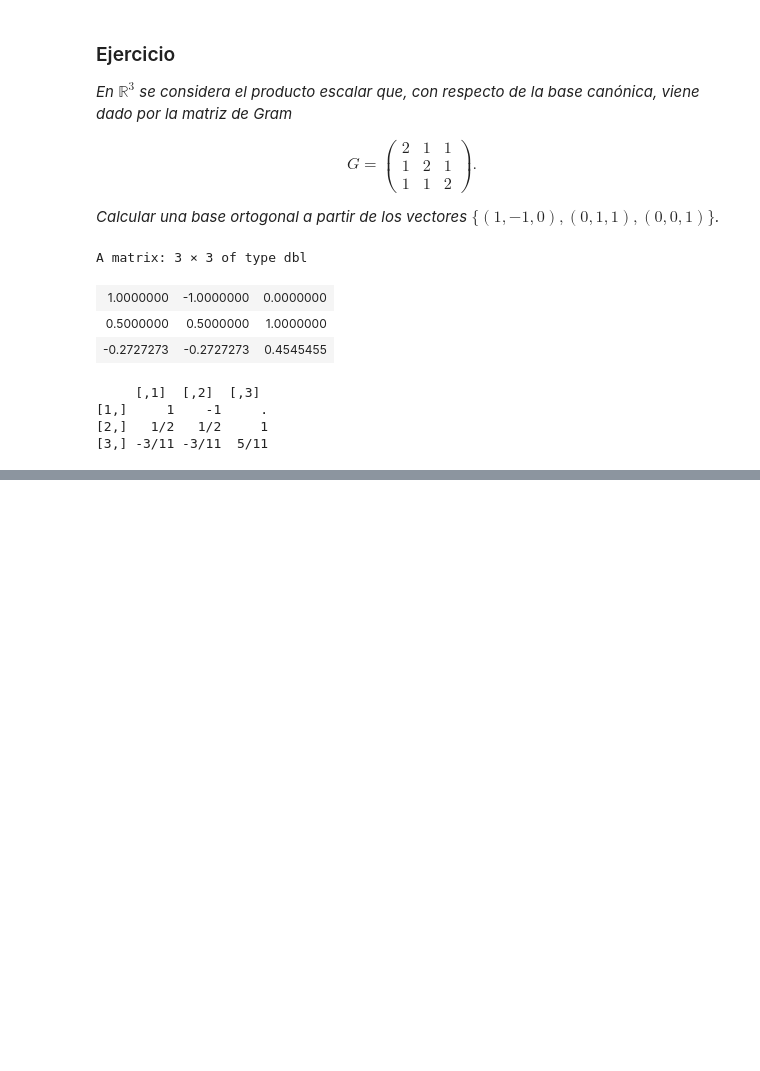
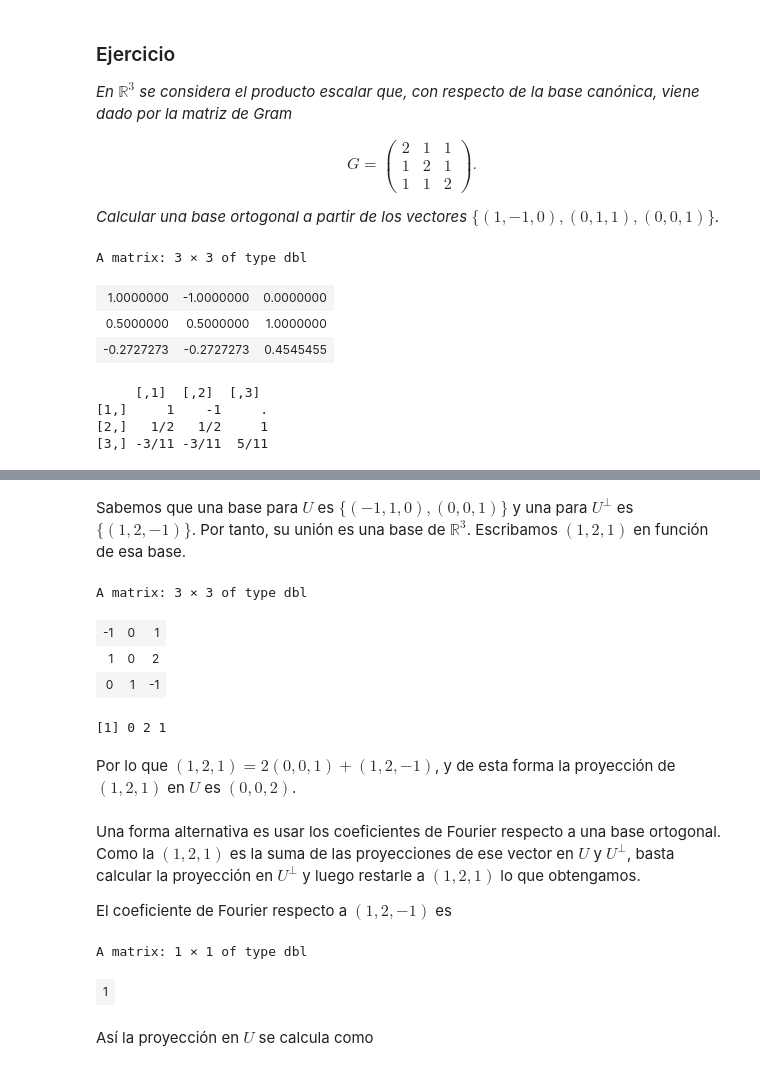
Before and after one commit to pedritomelenas/R-algebra-lineal, a Jupyter notebook: ALME-espacios-vectoriales.ipynb, the cells around one changed output, grey strips where cells are left out. Drawn from its saved outputs; the diff is of its cells as text; code cells hidden in the pictures; blank space fills up the shorter version.

Commit message:
añadido proyecciones a espacios vectoriales

```diff
--- a/ALME-espacios-vectoriales.ipynb
+++ b/ALME-espacios-vectoriales.ipynb
@@ -734,0 +839,27 @@ print(fractional(E))
+# %% [markdown]
+Sabemos que una base para $U$ es $\{(-1,1,0),(0,0,1)\}$ y una para $U^\perp$ es $\{(1,2,-1)\}$. Por tanto, su unión es una base de $\mathbb{R}^3$. Escribamos $(1,2,1)$ en función de esa base.
+# %%
+B<-cbind(c(-1,1,0),c(0,0,1),c(1,2,-1))
+B
+# %% [output]
+A matrix: 3 × 3 of type dbl
+| -1 | 0 | 1 |
+| 1 | 0 | 2 |
+| 0 | 1 | -1 |
+# %%
+solve(B,c(1,2,1))
+# %% [output]
+[1] 0 2 1
+# %% [markdown]
+Por lo que $(1,2,1)=2(0,0,1)+(1,2,-1)$, y de esta forma la proyección de $(1,2,1)$ en $U$ es $(0,0,2)$.
+# %% [markdown]
+Una forma alternativa es usar los coeficientes de Fourier respecto a una base ortogonal. Como la $(1,2,1)$ es la suma de las proyecciones de ese vector en $U$ y $U^\perp$, basta calcular la proyección en $U^\perp$ y luego restarle a $(1,2,1)$ lo que obtengamos.
+
+El coeficiente de Fourier respecto a $(1,2,-1)$ es
+# %%
+(c(1,2,1)%*%P%*%c(1,2,-1))/(c(1,2,-1)%*%P%*%c(1,2,-1))
+# %% [output]
+A matrix: 1 × 1 of type dbl
+| 1 |
+# %% [markdown]
+Así la proyección en $U$ se calcula como
```
Also changed, not shown: parts of 21 cells of this notebook.
